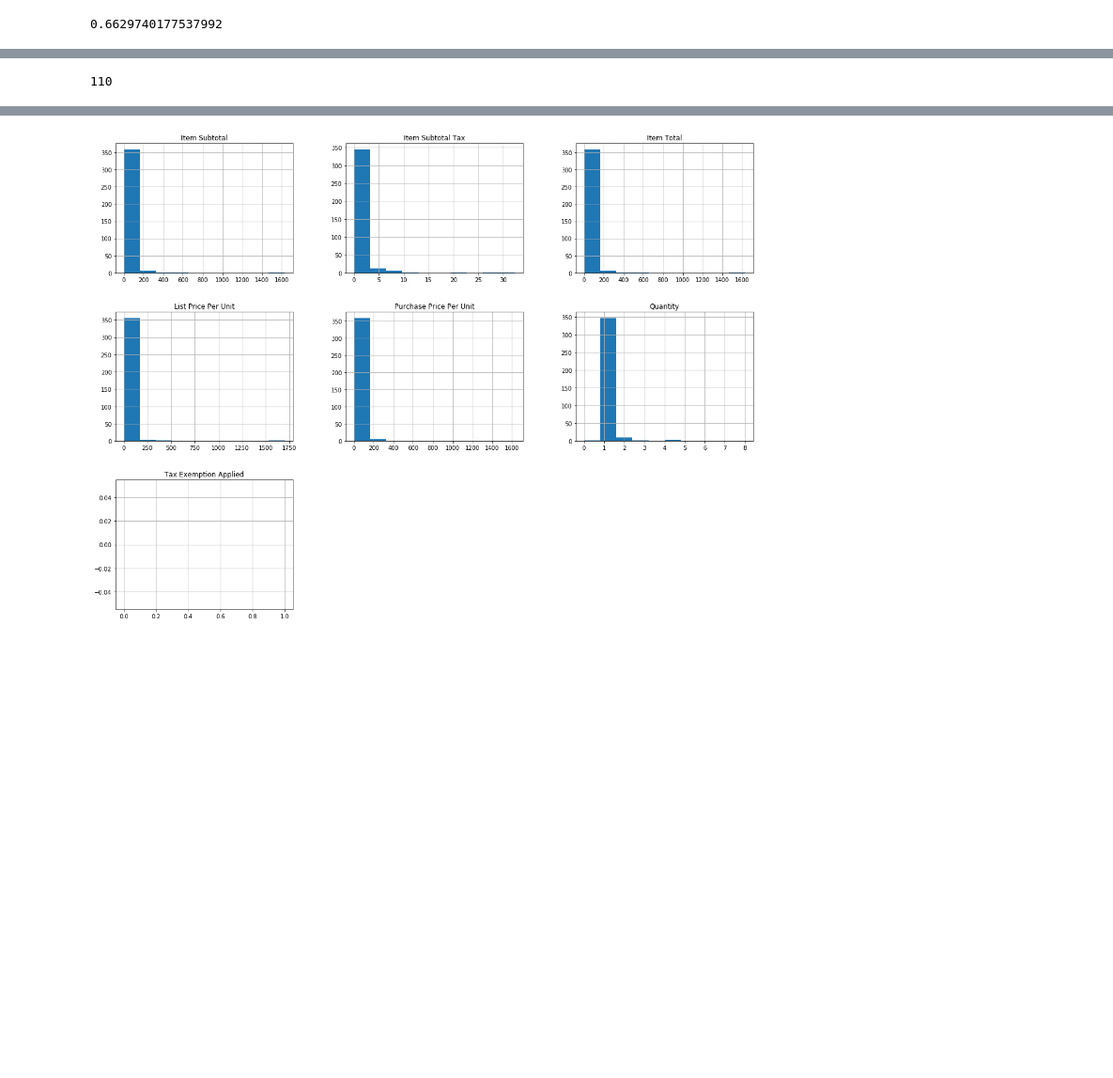
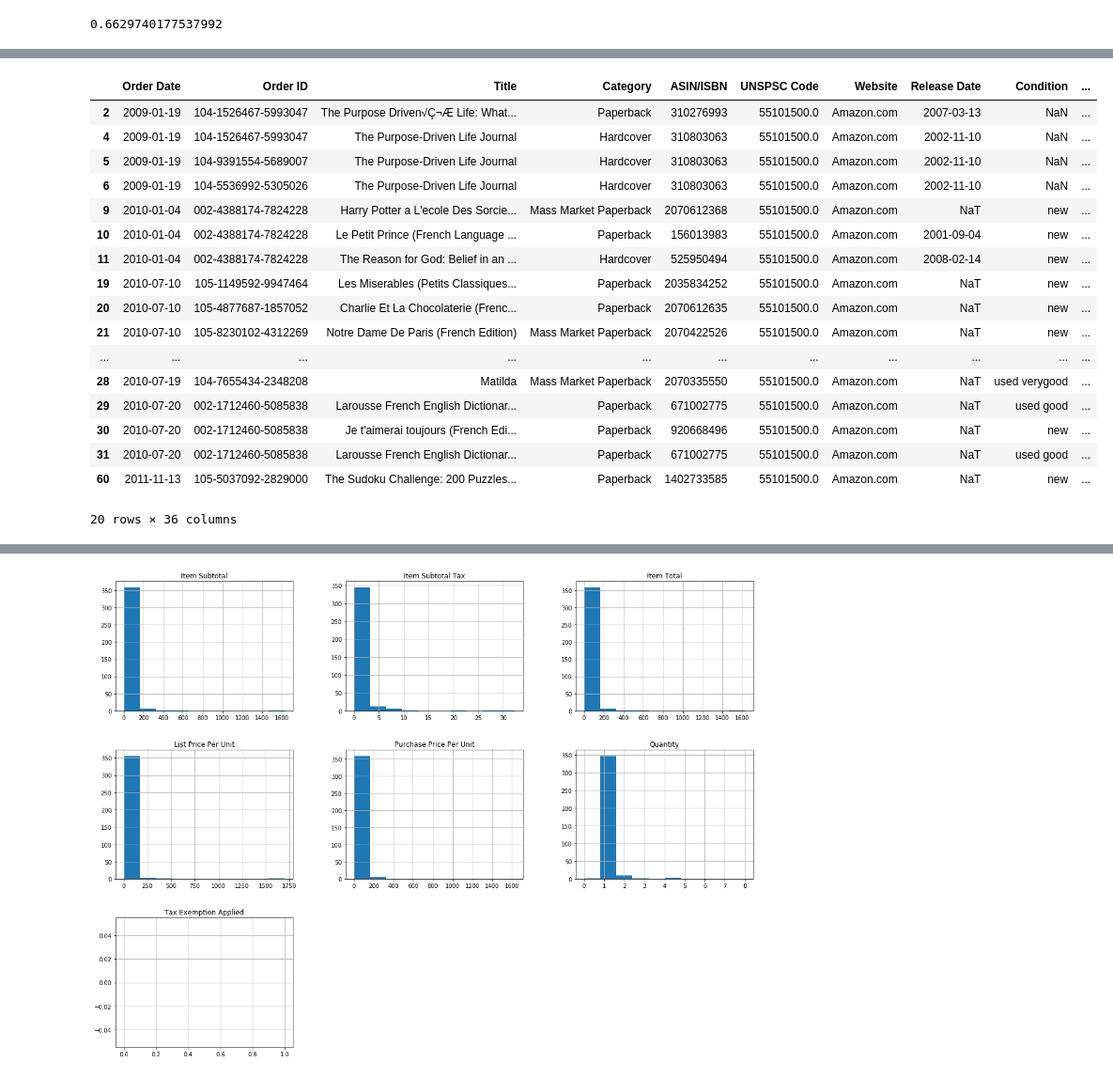
Before and after one commit to prray305/dsc-1-02-06-while-loops-break-continue-lab-online-ds-ft-021119, a Jupyter notebook: Amazon Purchase History Analysis.ipynb, the cells around one changed output, grey strips where cells are left out. Shown at 94% size. Cells and saved outputs as stored; diff of their text form; code cells hidden in the pictures; blank space fills up the shorter version.

```diff
--- a/Amazon Purchase History Analysis.ipynb
+++ b/Amazon Purchase History Analysis.ipynb
@@ -139,8 +167,26 @@ books_df.describe()
 # %%
 # Number of book orders
 len(books_df)
+books_df.head(20)
 # %% [output]
+|  | Order Date | Order ID | Title | Category | ASIN/ISBN | UNSPSC Code | Website | Release Date | Condition | ... |
+| 2 | 2009-01-19 | 104-1526467-5993047 | The Purpose Driven√Ç¬Æ Life: What... | Paperback | 310276993 | 55101500.0 | Amazon.com | 2007-03-13 | NaN | ... |
+| 4 | 2009-01-19 | 104-1526467-5993047 | The Purpose-Driven Life Journal | Hardcover | 310803063 | 55101500.0 | Amazon.com | 2002-11-10 | NaN | ... |
+| 5 | 2009-01-19 | 104-9391554-5689007 | The Purpose-Driven Life Journal | Hardcover | 310803063 | 55101500.0 | Amazon.com | 2002-11-10 | NaN | ... |
+| 6 | 2009-01-19 | 104-5536992-5305026 | The Purpose-Driven Life Journal | Hardcover | 310803063 | 55101500.0 | Amazon.com | 2002-11-10 | NaN | ... |
+| 9 | 2010-01-04 | 002-4388174-7824228 | Harry Potter a L'ecole Des Sorcie... | Mass Market Paperback | 2070612368 | 55101500.0 | Amazon.com | NaT | new | ... |
+| 10 | 2010-01-04 | 002-4388174-7824228 | Le Petit Prince (French Language ... | Paperback | 156013983 | 55101500.0 | Amazon.com | 2001-09-04 | new | ... |
+| 11 | 2010-01-04 | 002-4388174-7824228 | The Reason for God: Belief in an ... | Hardcover | 525950494 | 55101500.0 | Amazon.com | 2008-02-14 | new | ... |
+| 19 | 2010-07-10 | 105-1149592-9947464 | Les Miserables (Petits Classiques... | Paperback | 2035834252 | 55101500.0 | Amazon.com | NaT | new | ... |
+| 20 | 2010-07-10 | 105-4877687-1857052 | Charlie Et La Chocolaterie (Frenc... | Paperback | 2070612635 | 55101500.0 | Amazon.com | NaT | new | ... |
+| 21 | 2010-07-10 | 105-8230102-4312269 | Notre Dame De Paris (French Edition) | Mass Market Paperback | 2070422526 | 55101500.0 | Amazon.com | NaT | new | ... |
+| ... | ... | ... | ... | ... | ... | ... | ... | ... | ... | ... |
+| 28 | 2010-07-19 | 104-7655434-2348208 | Matilda | Mass Market Paperback | 2070335550 | 55101500.0 | Amazon.com | NaT | used verygood | ... |
+| 29 | 2010-07-20 | 002-1712460-5085838 | Larousse French English Dictionar... | Paperback | 671002775 | 55101500.0 | Amazon.com | NaT | used good | ... |
+| 30 | 2010-07-20 | 002-1712460-5085838 | Je t'aimerai toujours (French Edi... | Paperback | 920668496 | 55101500.0 | Amazon.com | NaT | new | ... |
+| 31 | 2010-07-20 | 002-1712460-5085838 | Larousse French English Dictionar... | Paperback | 671002775 | 55101500.0 | Amazon.com | NaT | used good | ... |
+| 60 | 2011-11-13 | 105-5037092-2829000 | The Sudoku Challenge: 200 Puzzles... | Paperback | 1402733585 | 55101500.0 | Amazon.com | NaT | new | ... |
-110
+20 rows × 36 columns
 # %%
 # total books purchased
 sum(books_df.Quantity)
```
Also changed, not shown: parts of 45 cells of this notebook.
